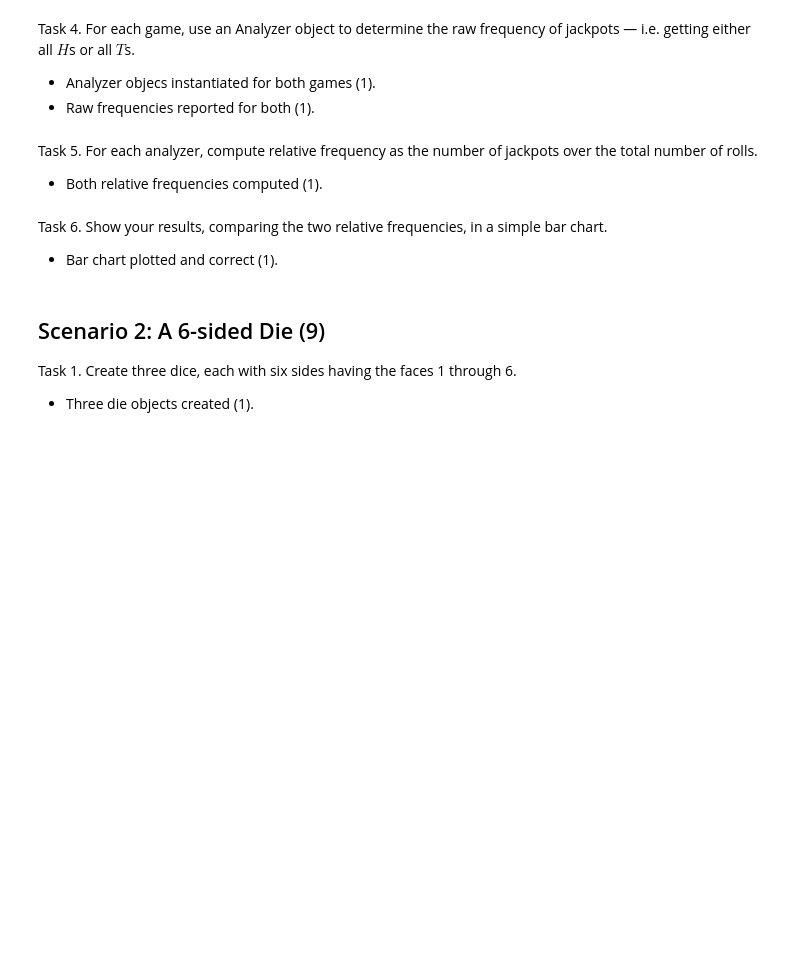
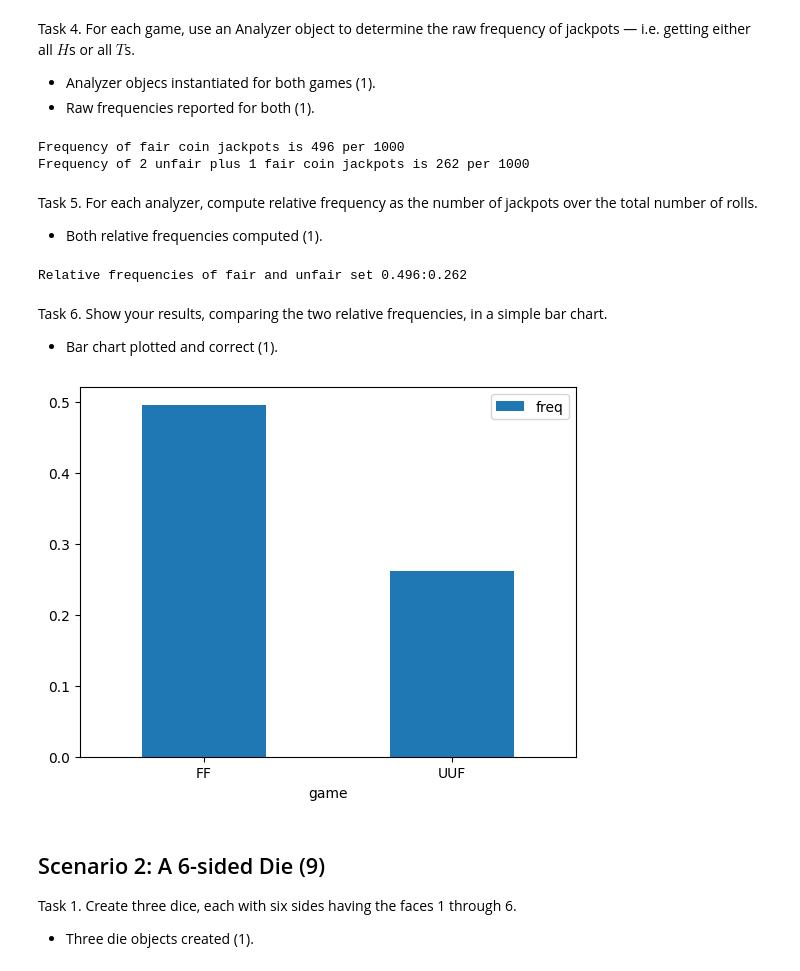
Before and after one commit to Niarfe/DS5100-dpy8wq, a Jupyter notebook: lessons/project/DS51200_FinalProjectTemplate.ipynb, the cells around one changed output. Drawn from its saved outputs; the diff is of its cells as text; code cells hidden in the pictures; blank space fills up the shorter version.

```diff
--- a/lessons/project/DS51200_FinalProjectTemplate.ipynb
+++ b/lessons/project/DS51200_FinalProjectTemplate.ipynb
@@ -109,3 +118,6 @@ Task 1. Create a fair coin (with faces $H$ and $T$) and one unfair coin in which
 Task 2. Play a game of $1000$ flips with two fair dice.
 
 - Play method called correclty and without error (1).
+# %%
+game_ff = Game([fair_coin, fair_coin])
+game_ff.play(1000)
@@ -114,3 +140,6 @@ Task 3. Play another game (using a new Game object) of $1000$ flips, this time u
 
 - New game object created (1).
 - Play method called correclty and without error (1).
+# %%
+game_uuf = Game([unfair_coin, unfair_coin, fair_coin])
+game_uuf.play(1000)
@@ -119,14 +162,36 @@ Task 4. For each game, use an Analyzer object to determine the raw frequency of
 
 - Analyzer objecs instantiated for both games (1).
 - Raw frequencies reported for both (1).
+# %%
+analyze_ff = Analyzer(game_ff)
+f_ff = analyze_ff.jackpot()
+print(f"Frequency of fair coin jackpots is {f_ff} per 1000")
+analyze_uuf = Analyzer(game_uuf)
+f_uuf = analyze_uuf.jackpot()
+print(f"Frequency of 2 unfair plus 1 fair coin jackpots is {f_uuf} per 1000")
+# %% [output]
+Frequency of fair coin jackpots is 496 per 1000
+Frequency of 2 unfair plus 1 fair coin jackpots is 262 per 1000
 # %% [markdown]
 Task 5. For each analyzer, compute relative frequency as the number of jackpots over the total number of rolls.
 
 - Both relative frequencies computed (1).
+# %%
+rel_f_ff = f_ff/1000
+rel_f_uuf = f_uuf/1000
+print(f"Relative frequencies of fair and unfair set {rel_f_ff}:{rel_f_uuf}")
+# %% [output]
+Relative frequencies of fair and unfair set 0.496:0.262
 # %% [markdown]
 Task 6. Show your results, comparing the two relative frequencies, in a simple bar chart.
 
 - Bar chart plotted and correct (1).
+# %%
+import pandas as pd
+df = pd.DataFrame({'game':['FF', 'UUF'], 'freq':[rel_f_ff, rel_f_uuf]})
+df.plot.bar(x='game', y='freq', rot=0)
+# %% [output]
+[figure, added]
 # %% [markdown]
 ## Scenario 2: A 6-sided Die (9)
 
```
Also changed, not shown: parts of 10 cells of this notebook, 3 other files.
